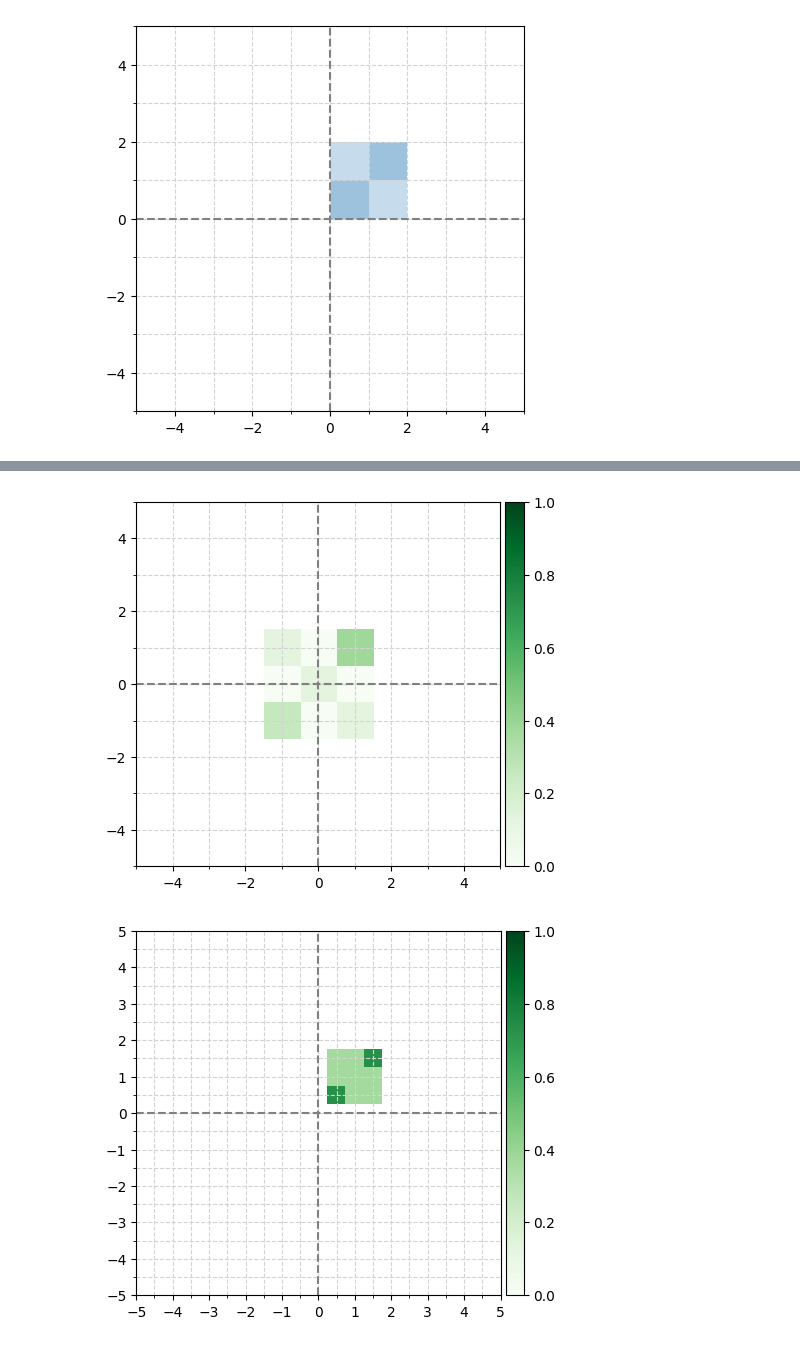
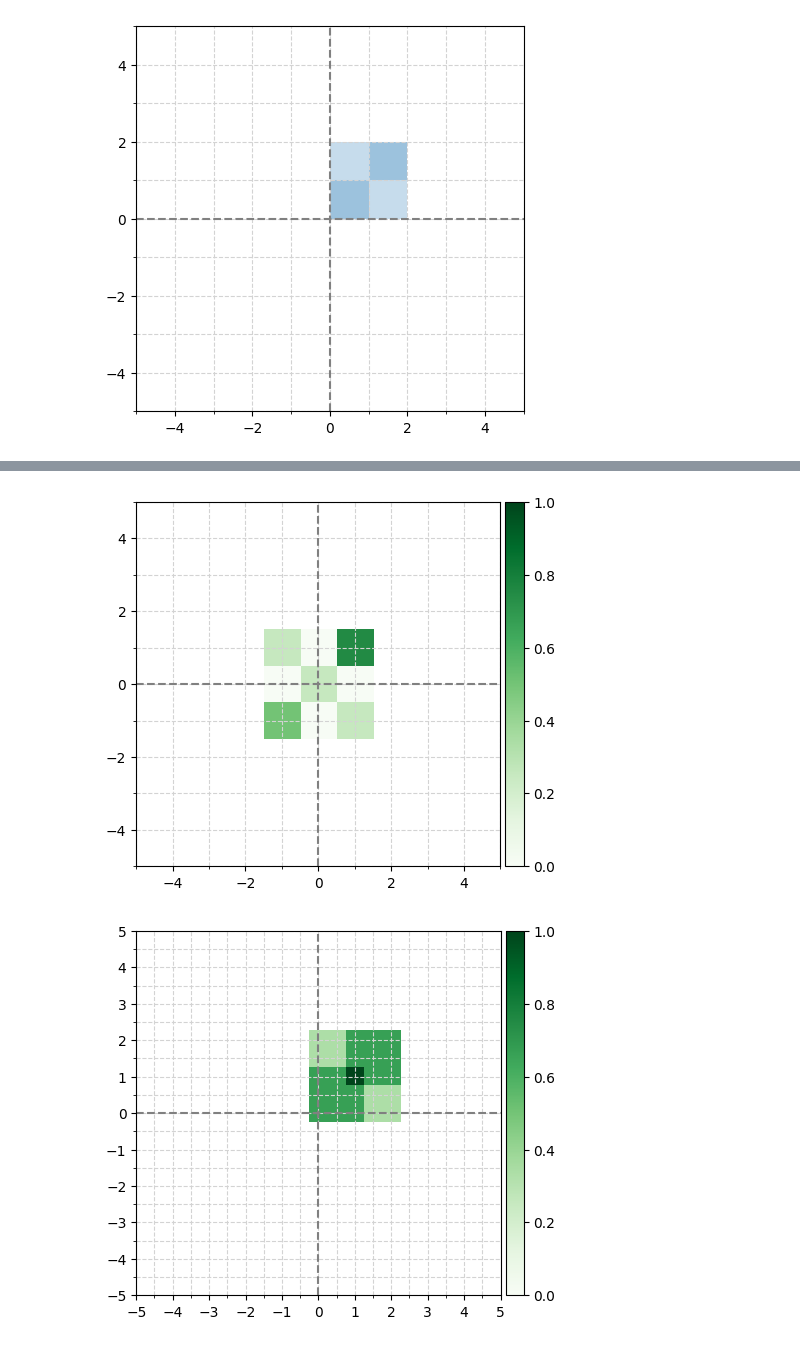
Before and after one commit to vingkan/nflbigdatabowl2023, a Jupyter notebook: notebooks/vinesh/heatmap_example.ipynb, the cells around one changed output, grey strips where cells are left out. Saved outputs shown, nothing was run; the diff lists cells and outputs as text; code cells hidden in the pictures.

```diff
--- a/notebooks/vinesh/heatmap_example.ipynb
+++ b/notebooks/vinesh/heatmap_example.ipynb
@@ -121,9 +129,9 @@ data = [
     (1, 1),
     (0.5, 0.5),
 ]
-heatmap, shifted_extent = heatmap_from_points(data, bin_size=1)
+heatmap, extent = heatmap_from_points(data, total=4, bin_size=1)
 
-im = ax.imshow(heatmap, extent=shifted_extent, cmap="Greens", vmin=0, vmax=1, origin="lower")
+im = ax.imshow(heatmap, extent=extent, cmap="Greens", vmin=0, vmax=1, origin="lower")
 
 # Colorbar on ax code based on : https://stackoverflow.com/a/49037495
 divider = make_axes_locatable(ax)
@@ -142,7 +150,7 @@ ax.grid(which="both", linestyle="--", color="lightgray")
 fig.set_size_inches(5, 5)
 plt.show()
 # %% [output]
-[figure, old version]
+[figure, new version]
 # %%
 def sample_points_in_shapes(shapes, bin_start, bin_end, bin_size):
     sample_range = np.arange(bin_start, bin_end + (2 * bin_size), bin_size)
@@ -152,38 +160,56 @@ def sample_points_in_shapes(shapes, bin_start, bin_end, bin_size):
         for y in sample_range:
             for shape in shapes:
                 point = ShapelyPoint(x, y)
-                if shape.contains(point):
+                # Also use the exterior so that both points inside the shape
+                # use on the border are considered inside the shape.
+                if shape.contains(point) or shape.exterior.contains(point):
                     points_in_pocket.append((x, y))
     return points_in_pocket
+# %%
+def get_heatmap_from_pocket_shapes(pocket_shapes, bin_start, bin_end, bin_size):
+    points_in_pocket = sample_points_in_shapes(
+        pocket_shapes,
+        bin_start,
+        bin_end,
+        bin_size,
+    )
+    total = len(pocket_shapes)
+    heatmap, extent = heatmap_from_points(points_in_pocket, total, bin_size)
+    return heatmap, extent
 # %%
 fig, ax = plt.subplots(1, 1)
 
-bin_size = 0.5
-points = sample_points_in_shapes(
+heatmap, extent = get_heatmap_from_pocket_shapes(
     example_shapes,
     bin_start=-1,
-    bin_end=3,
-    bin_size=bin_size,
+    bin_end=2,
+    bin_size=0.5,
 )
-heatmap, shifted_extent = heatmap_from_points(points, bin_size)
 
-im = ax.imshow(heatmap, extent=shifted_extent, cmap="Greens", vmin=0, vmax=1, origin="lower")
+im = ax.imshow(
+    heatmap,
+    extent=extent,
+    cmap="Greens",
+    vmin=0,
+    vmax=1,
+    origin="lower"
+)
 
 # Colorbar on ax code based on : https://stackoverflow.com/a/49037495
 divider = make_axes_locatable(ax)
 cax = divider.append_axes("right", size="5%", pad=0.05)
 fig.colorbar(im, cax=cax, orientation="vertical")
 
 ax.set_xlim(-5, 5)
 ax.set_ylim(-5, 5)
 ax.xaxis.set_major_locator(MultipleLocator(2 * bin_size))
 ax.yaxis.set_major_locator(MultipleLocator(2 * bin_size))
 ax.xaxis.set_minor_locator(MultipleLocator(bin_size))
 ax.yaxis.set_minor_locator(MultipleLocator(bin_size))
 ax.axhline(0, linestyle="--", color="gray")
 ax.axvline(0, linestyle="--", color="gray")
 ax.grid(which="both", linestyle="--", color="lightgray")
 fig.set_size_inches(5, 5)
 plt.show()
 # %% [output]
-[figure, old version]
+[figure, new version]
```
Also changed, not shown: parts of 3 cells of this notebook.
